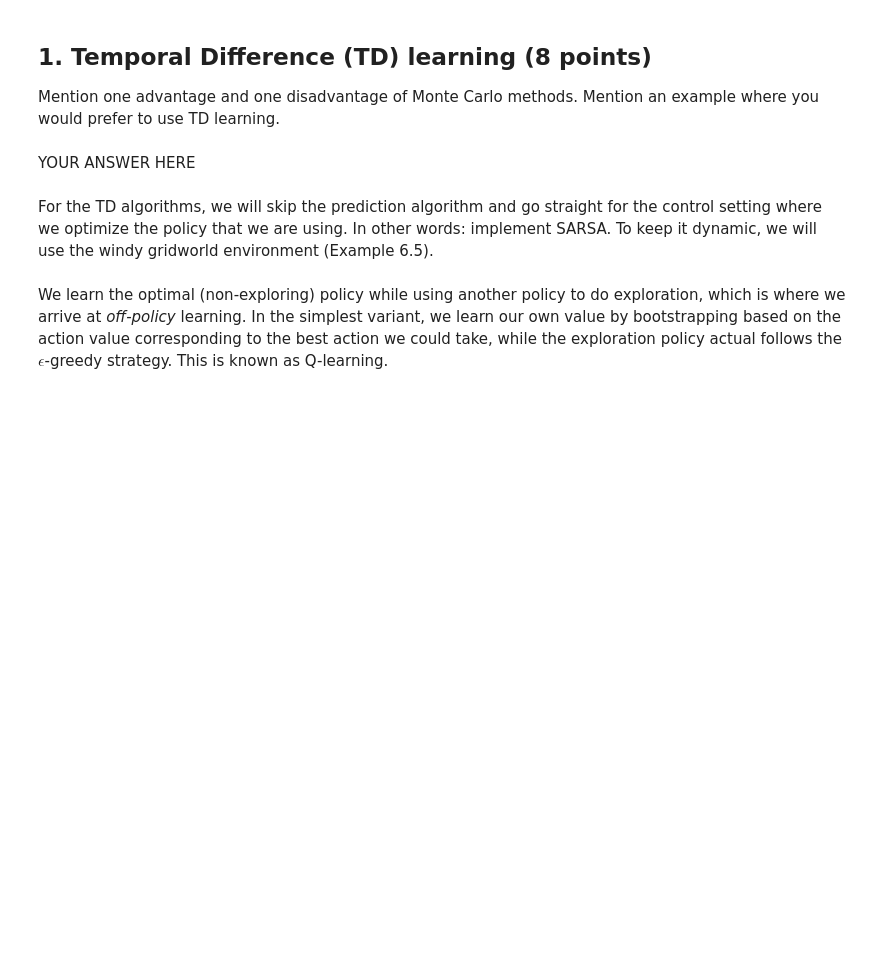
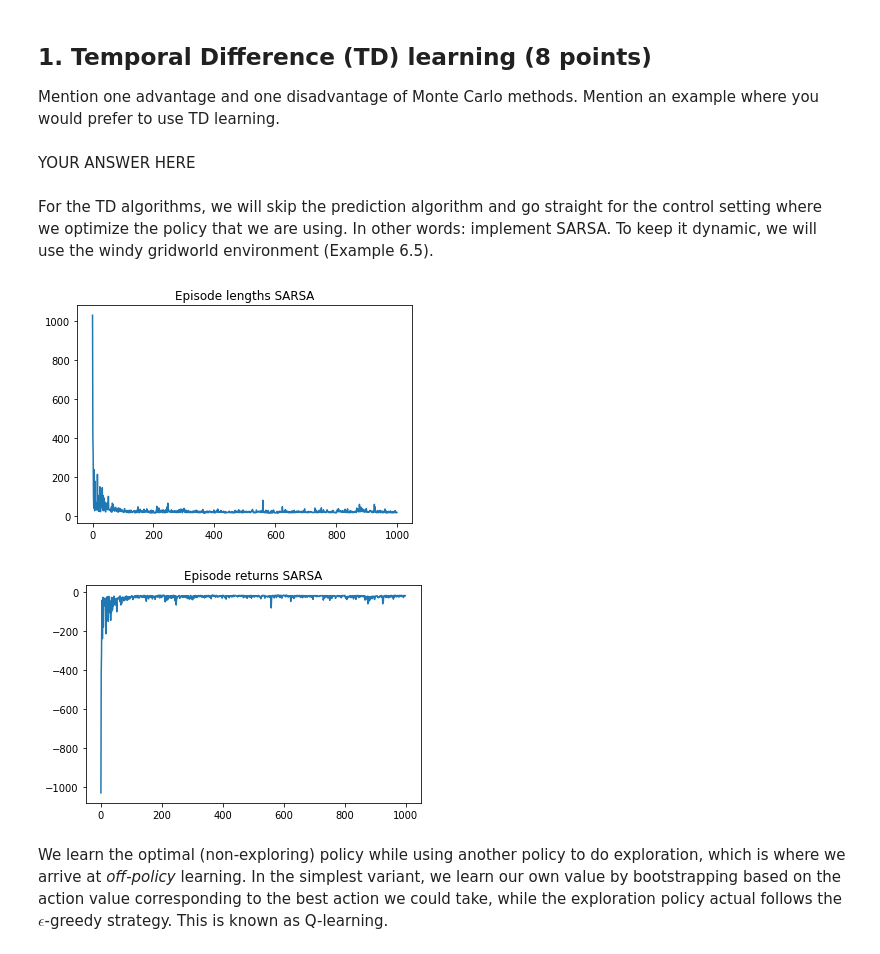
Before and after one commit to VincentRoest/rl, a Jupyter notebook: lab2/lab2.ipynb, the cells around one changed output. Drawn from its saved outputs; the diff is of its cells as text; code cells hidden in the pictures; blank space fills up the shorter version.

```diff
--- a/lab2/lab2.ipynb
+++ b/lab2/lab2.ipynb
@@ -68,40 +68,50 @@ def sarsa(env, num_episodes, discount_factor=1.0, alpha=0.5, epsilon=0.1, Q=None
         A tuple (Q, stats).
         Q is the optimal action-value function, a dictionary mapping state -> action values.
         stats is a list of tuples giving the episode lengths and rewards.
     """
 
     # The final action-value function.
     # A nested dictionary that maps state -> (action -> action-value).
     if Q is None:
         Q = defaultdict(lambda: np.zeros(env.action_space.n))
 
     # Keeps track of useful statistics
     stats = []
 
     # The policy we're following
     policy = make_epsilon_greedy_policy(Q, epsilon, env.action_space.n)
 
+    episode_lengths, episode_returns = np.zeros(num_episodes), np.zeros(num_episodes)
 
-    for i_episode in tqdm(range(num_episodes)):
-        i = 0
-        R = 0
+    for i in tqdm(range(num_episodes), disable=True):
+        done = False
+        s = env.reset()
+        a = policy(s)
+        # loop until done
+        while not done:
+            s_, r_, done, _ = env.step(a)
+            a_ = policy(s_)
+            # do the update
+            Q[s][a] = Q[s][a] + alpha * (r_ + discount_factor * Q[s_][a_] - Q[s][a])
 
-        # YOUR CODE HERE
-        raise NotImplementedError()
+            s, a = s_, a_
+            episode_lengths[i] += 1
+            episode_returns[i] += r_
 
-        stats.append((i, R))
-    episode_lengths, episode_returns = zip(*stats)
     return Q, (episode_lengths, episode_returns)
 
 Q_sarsa, (episode_lengths_sarsa, episode_returns_sarsa) = sarsa(env, 1000)
 
 # We will help you with plotting this time
 plt.plot(episode_lengths_sarsa)
 plt.title('Episode lengths SARSA')
 plt.show()
 plt.plot(episode_returns_sarsa)
 plt.title('Episode returns SARSA')
 plt.show()
+# %% [output]
+[figure, added]
+[figure, added]
 # %% [markdown]
 We learn the optimal (non-exploring) policy while using another policy to do exploration, which is where we arrive at _off-policy_ learning. In the simplest variant, we learn our own value by bootstrapping based on the action value corresponding to the best action we could take, while the exploration policy actual follows the $\epsilon$-greedy strategy. This is known as Q-learning.
 # %%
```
Also changed, not shown: parts of 25 cells of this notebook, 2 other files.
